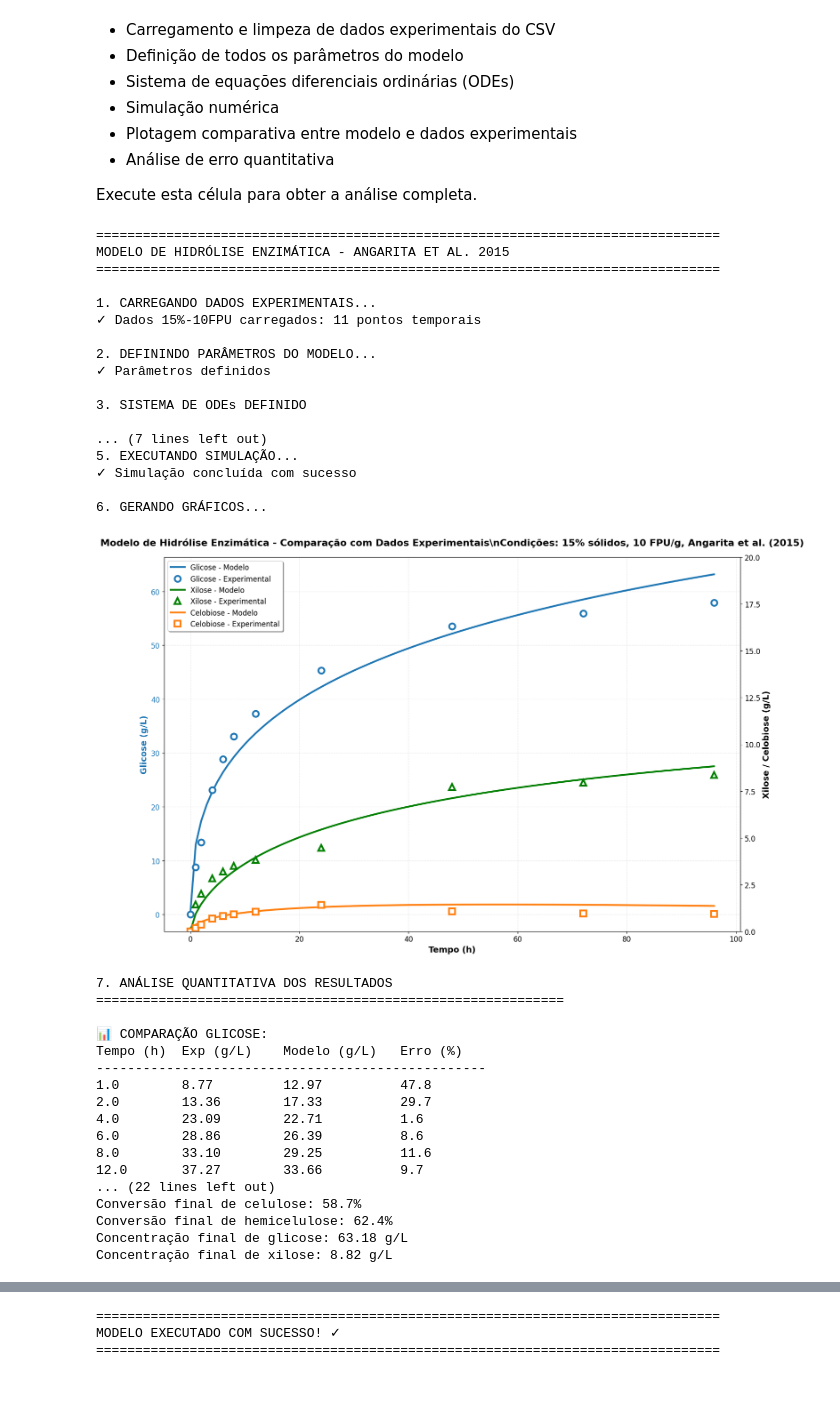
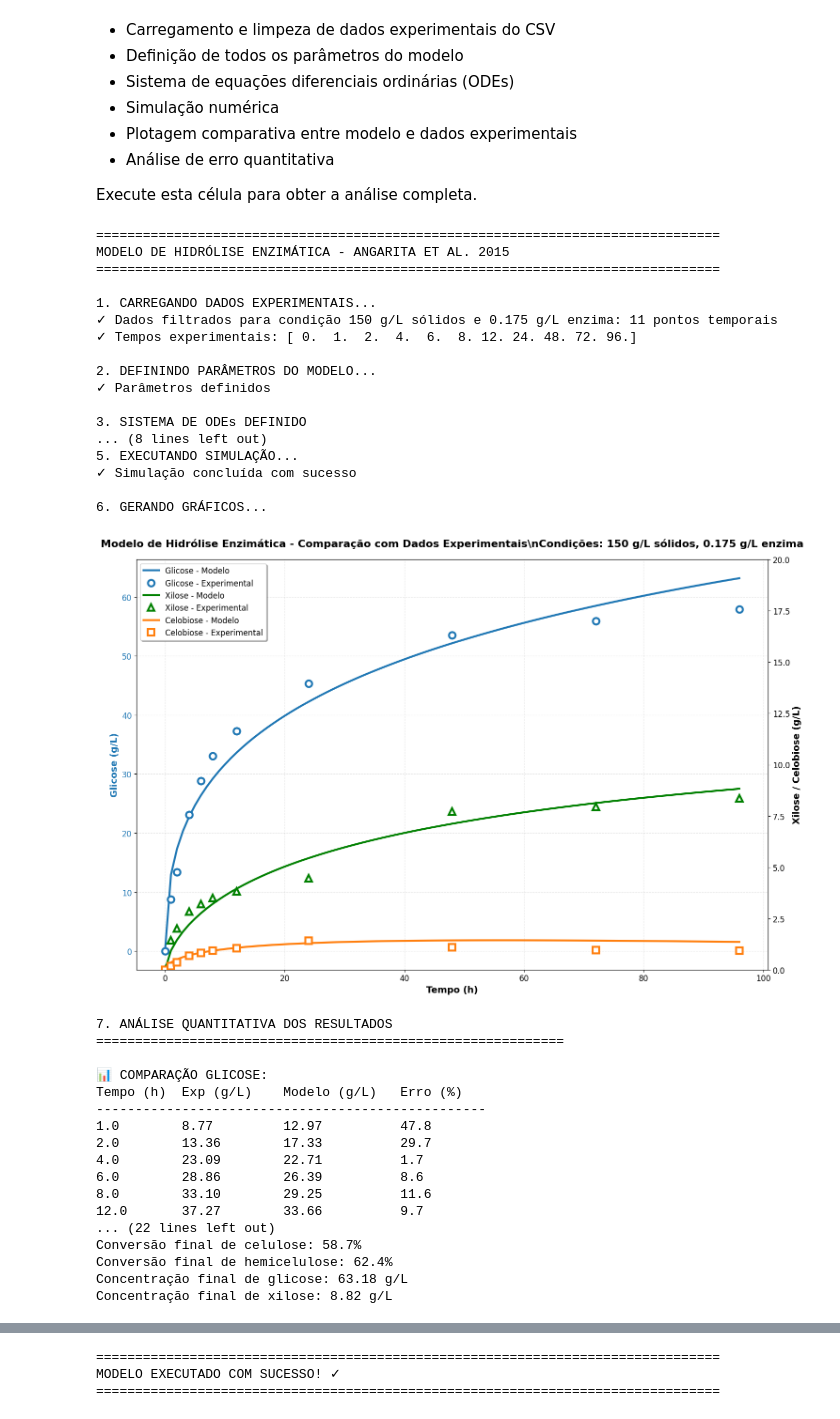
Before and after one commit to AugustoCoding/Ethanol-AI, a Jupyter notebook: BEPE FAPESP/Enzymatic Hydrolysis/Hydrolysis.ipynb, the cells around one changed output, grey strips where cells are left out. Cells and saved outputs as stored; diff of their text form; code cells hidden in the pictures; blank space fills up the shorter version.

```diff
--- a/BEPE FAPESP/Enzymatic Hydrolysis/Hydrolysis.ipynb
+++ b/BEPE FAPESP/Enzymatic Hydrolysis/Hydrolysis.ipynb
@@ -30,24 +30,22 @@ print("=" * 80)
 # ============================================================================
 print("\n1. CARREGANDO DADOS EXPERIMENTAIS...")
 
-
-df_exp = pd.read_csv('Dados Angarita.csv', sep=',')
+# Carregar dados do CSV
+df_exp = pd.read_csv('Experimental Data.csv', sep=',')
 df_exp = df_exp.rename(columns=lambda x: x.strip())
 
-# Extrair dados 15%-10FPU (condição do modelo)
-tempo_exp = df_exp['Tempo [h]'].values
-glicose_exp = pd.to_numeric(df_exp['Glicose [g/L] 15%-10FPU'], errors='coerce').values
-xilose_exp = pd.to_numeric(df_exp['Xilose [g/L] 15%-10FPU'], errors='coerce').values
-celobiose_exp = pd.to_numeric(df_exp['Celobiose [g/L] 15%-10FPU'], errors='coerce').values
+# Filtrar dados para a condição específica: Solids Loading = 150 g/L e Enzyme Loading = 0.175 g/L
+condicao_filtrada = (df_exp['Solids Loading [g/L]'] == 150.0) & (df_exp['Enzyme Loading [g/L]'] == 0.175)
+df_condicao = df_exp[condicao_filtrada].copy()
 
-# Limpar dados (remover NaN)
-mask_validos = ~np.isnan(glicose_exp) & ~np.isnan(xilose_exp) & ~np.isnan(celobiose_exp) # A variável mask_validos é um filtro booleano que identifica quais posições de pontos são válidos (não NaN)
-tempo_exp = tempo_exp[mask_validos] # Aplica o filtro para manter apenas os pontos válidos
-glicose_exp = glicose_exp[mask_validos]
-xilose_exp = xilose_exp[mask_validos]
-celobiose_exp = celobiose_exp[mask_validos]
+# Extrair dados da condição específica
+tempo_exp = df_condicao['Time [h]'].values
+glicose_exp = df_condicao['Glucose Concentration [g/L]'].values
+xilose_exp = df_condicao['Xylose Concentration [g/L]'].values
+celobiose_exp = df_condicao['Cellobiose Concentration [g/L]'].values
 
-print(f"✓ Dados 15%-10FPU carregados: {len(tempo_exp)} pontos temporais")
+print(f"✓ Dados filtrados para condição 150 g/L sólidos e 0.175 g/L enzima: {len(tempo_exp)} pontos temporais")
+print(f"✓ Tempos experimentais: {tempo_exp}")
 
 # ============================================================================
 # 2. DEFINIÇÃO DOS PARÂMETROS DO MODELO
@@ -60,7 +58,7 @@ S0 = 150.0                  # Carregamento de sólidos (g/L)
 Cellulose = 0.66           # Fração de celulose
 Hemicellulose = 0.083      # Fração de hemicelulose
 Lignin = 0.257             # Fração de lignina
-E_T = 0.175                # Concentração total de enzima (g/L)
+E_T = 0.175                # Concentração total de enzima (g/L) - ajustada para a condição experimental
 alfa = 1.0                 # Fator de resistência
 
 # Parâmetros cinéticos (Angarita et al. 2015)
@@ -258,7 +256,7 @@ ax1.legend(lines1 + lines2, labels1 + labels2, loc='upper left',
            fontsize=12, frameon=True, fancybox=True, shadow=True)
 
 plt.title('Modelo de Hidrólise Enzimática - Comparação com Dados Experimentais\\n' +
-          'Condições: 15% sólidos, 10 FPU/g, Angarita et al. (2015)',
+          'Condições: 150 g/L sólidos, 0.175 g/L enzima',
           fontsize=16, fontweight='bold', pad=20)
 
 plt.tight_layout()
@@ -319,37 +317,37 @@ conv_hemicelulose = (1 - H_sim / (S0 * Hemicellulose)) * 100
 plt.plot(t_sim, conv_celulose, 'b-', linewidth=3, label='Conversão de Celulose')
 plt.plot(t_sim, conv_hemicelulose, 'g-', linewidth=3, label='Conversão de Hemicelulose')
 
 plt.xlabel('Tempo (h)', fontsize=14, fontweight='bold')
 plt.ylabel('Conversão (%)', fontsize=14, fontweight='bold')
 plt.title('Conversões de Celulose e Hemicelulose', fontsize=16, fontweight='bold')
 plt.legend(fontsize=12)
 plt.grid(True, alpha=0.3, linestyle='--')
 plt.tick_params(labelsize=12)
 plt.tight_layout()
 plt.show()
 
 print("\n" + "=" * 80)
 print("MODELO EXECUTADO COM SUCESSO! ✓")
 print("=" * 80)
 # %% [output]
 ================================================================================
 MODELO DE HIDRÓLISE ENZIMÁTICA - ANGARITA ET AL. 2015
 ================================================================================
 
 1. CARREGANDO DADOS EXPERIMENTAIS...
-✓ Dados 15%-10FPU carregados: 11 pontos temporais
+✓ Dados filtrados para condição 150 g/L sólidos e 0.175 g/L enzima: 11 pontos temporais
+✓ Tempos experimentais: [ 0.  1.  2.  4.  6.  8. 12. 24. 48. 72. 96.]
 
 2. DEFININDO PARÂMETROS DO MODELO...
 ✓ Parâmetros definidos
 
 3. SISTEMA DE ODEs DEFINIDO
-
-... (7 lines left out)
+... (8 lines left out)
 5. EXECUTANDO SIMULAÇÃO...
 ✓ Simulação concluída com sucesso
 
 6. GERANDO GRÁFICOS...
-[figure, old version]
+[figure, new version]
 7. ANÁLISE QUANTITATIVA DOS RESULTADOS
 ============================================================
 
@@ -358,7 +356,7 @@ Tempo (h)  Exp (g/L)    Modelo (g/L)   Erro (%)
 --------------------------------------------------
 1.0        8.77         12.97          47.8
 2.0        13.36        17.33          29.7
-4.0        23.09        22.71          1.6
+4.0        23.09        22.71          1.7
 6.0        28.86        26.39          8.6
 8.0        33.10        29.25          11.6
 12.0       37.27        33.66          9.7
```
Also changed, not shown: parts of 1 cell of this notebook, 15 other files.
